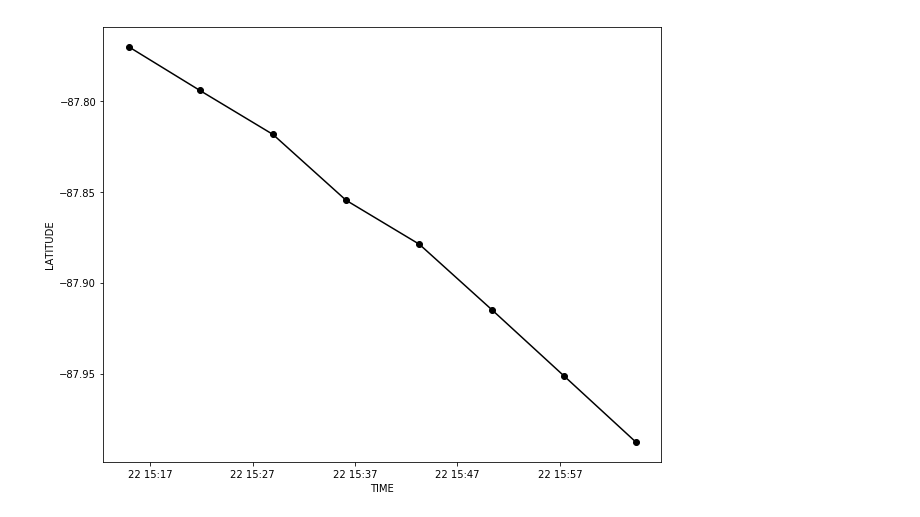
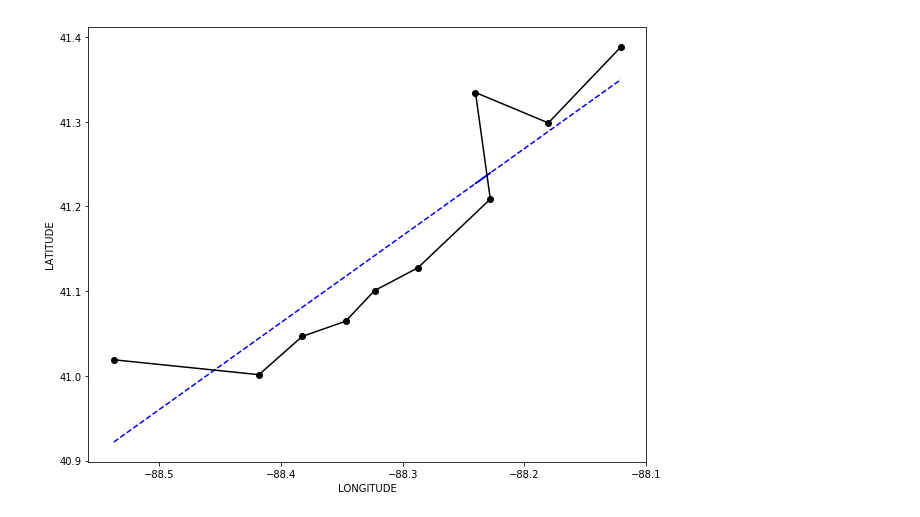
Before and after one commit to EVS-ATMOS/chicago-nowcast, a Jupyter notebook: notebooks/klot_radar_scans.ipynb, the cells around one changed output. Cells and saved outputs as stored; diff of their text form; code cells hidden in the pictures.

```diff
--- a/notebooks/klot_radar_scans.ipynb
+++ b/notebooks/klot_radar_scans.ipynb
@@ -228,21 +271,29 @@ dtype: int64
+# %%
+df_193 = pd.DataFrame(tracks_obj.tracks.xs('193', level='uid'))
+lons, lats = np.array(df_193['lon']), np.array(df_193['lat'])
+time = np.array(pd.to_datetime(df_193['time']))
+time_f10 = time[:10]
+time_l10 = time[-10:]
+lon_f10 = lons[:10]
+lat_f10 = lats[:10]
+lon_l10 = lons[-10:]
+lat_l10 = lats[-10:]
 # %%
-df_123 = pd.DataFrame(tracks_obj.tracks.xs('123', level='uid'))
-#df_41 = df_41.drop('time', axis=1)
-#print(df_123)
-lons, lats = np.array(df_123['lon']), np.array(df_123['lat'])
-#time = pd.to_numeric(df_123['time'])
+#df_150 = pd.DataFrame(tracks_obj.tracks.xs('150', level='uid'))
+#lons, lats = df_150['lon'], df_150['lat']
+#time = pd.to_numeric(df_150['time'])
 #time = pd.to_datetime(time)
-time = np.array(pd.to_datetime(df_123['time']))
-print(time)
+#time = np.array(pd.to_datetime(df_150['time']))
+
+fit = polyfit(lon_f10,lat_f10,1)
+fit_fn = poly1d(fit)
+
 fig = plt.figure(figsize=(10,8))
-plt.plot(time, lons, color='k', marker='o')
-#plt.ylim(plt.ylim()[::-1])
-plt.xlabel('TIME')
+plt.plot(lon_f10, fit_fn(lon_f10), '--b')
+plt.plot(lon_f10, lat_f10, color='k', marker='o')
+#plt.plot(-87.981810, 41.713969, color='r', marker='*')
+plt.xlabel('LONGITUDE')
 plt.ylabel('LATITUDE')
-#for i, lpoint in enumerate(df_row['time']):
-#plt.annotate(' {0:d} h'.format(lpoint.hour), (lons[i], lats[i]),
-#xytext=(15,0), textcoords='offset points',
-#fontsize=12, color='darkblue')
 plt.show()
 plt.close()
 # %% [output]
@@ -253 +300 @@ plt.close()
-[figure, old version]
+[figure, new version]
```
Also changed, not shown: parts of 25 cells of this notebook.
